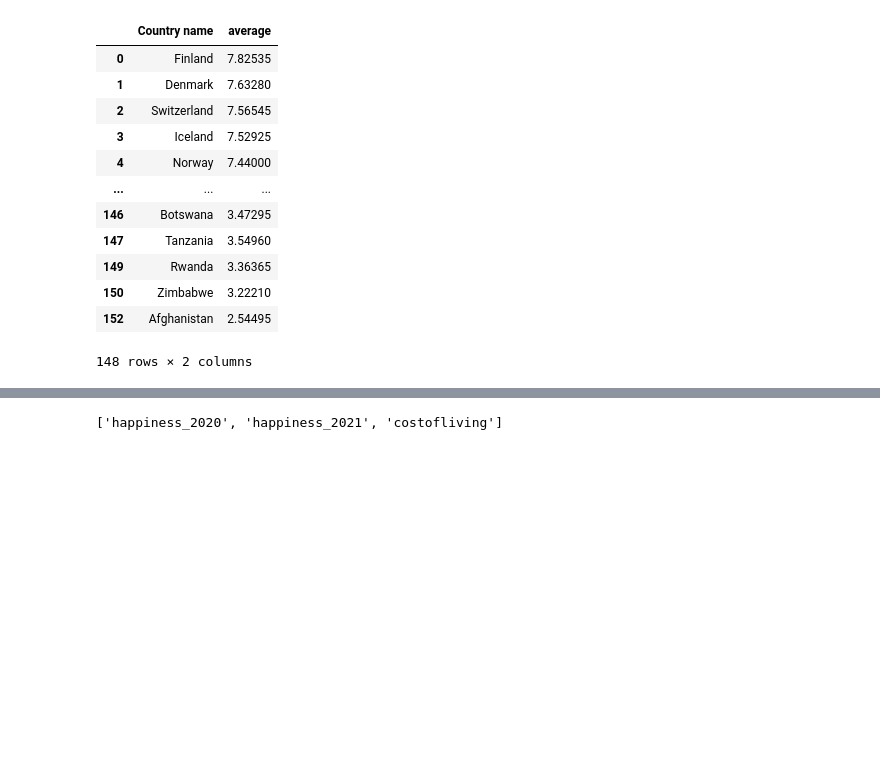
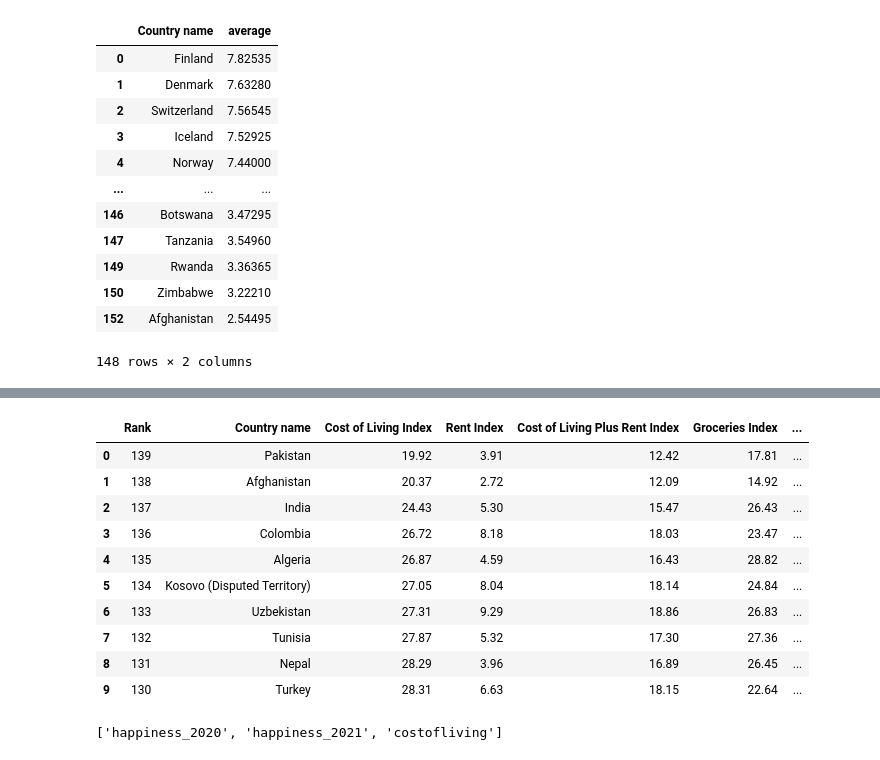
Before and after one commit to viktiger/ClassProjectETL, a Jupyter notebook: VS_ProjectETL v1.ipynb, the cells around one changed output, grey strips where cells are left out. Drawn from its saved outputs; the diff is of its cells as text; code cells hidden in the pictures; blank space fills up the shorter version.

```diff
--- a/VS_ProjectETL v1.ipynb
+++ b/VS_ProjectETL v1.ipynb
@@ -119,3 +186,23 @@ plt.show()
+# %%
+# Bottom 10 cost of living countries
+bottom10_col = col_df.sort_values("Cost of Living Index",ascending=True).head(10)
+bottom10_col = bottom10_col.rename(columns={"Country":"Country name"})
+#top10_col
+merge_bottom10_col = pd.merge(bottom10_col,CleanCOVID, on="Country name", how="left")
+merge_bottom10_col = merge_bottom10_col.rename(columns={"average":"Average Happiness Index"})
+merge_bottom10_col
+# %% [output]
+|  | Rank | Country name | Cost of Living Index | Rent Index | Cost of Living Plus Rent Index | Groceries Index | ... |
+| 0 | 139 | Pakistan | 19.92 | 3.91 | 12.42 | 17.81 | ... |
+| 1 | 138 | Afghanistan | 20.37 | 2.72 | 12.09 | 14.92 | ... |
+| 2 | 137 | India | 24.43 | 5.30 | 15.47 | 26.43 | ... |
+| 3 | 136 | Colombia | 26.72 | 8.18 | 18.03 | 23.47 | ... |
+| 4 | 135 | Algeria | 26.87 | 4.59 | 16.43 | 28.82 | ... |
+| 5 | 134 | Kosovo (Disputed Territory) | 27.05 | 8.04 | 18.14 | 24.84 | ... |
+| 6 | 133 | Uzbekistan | 27.31 | 9.29 | 18.86 | 26.83 | ... |
+| 7 | 132 | Tunisia | 27.87 | 5.32 | 17.30 | 27.36 | ... |
+| 8 | 131 | Nepal | 28.29 | 3.96 | 16.89 | 26.45 | ... |
+| 9 | 130 | Turkey | 28.31 | 6.63 | 18.15 | 22.64 | ... |
 # %%
 #print(Happiness2020_df)
 # %%
```
Also changed, not shown: parts of 5 cells of this notebook.
